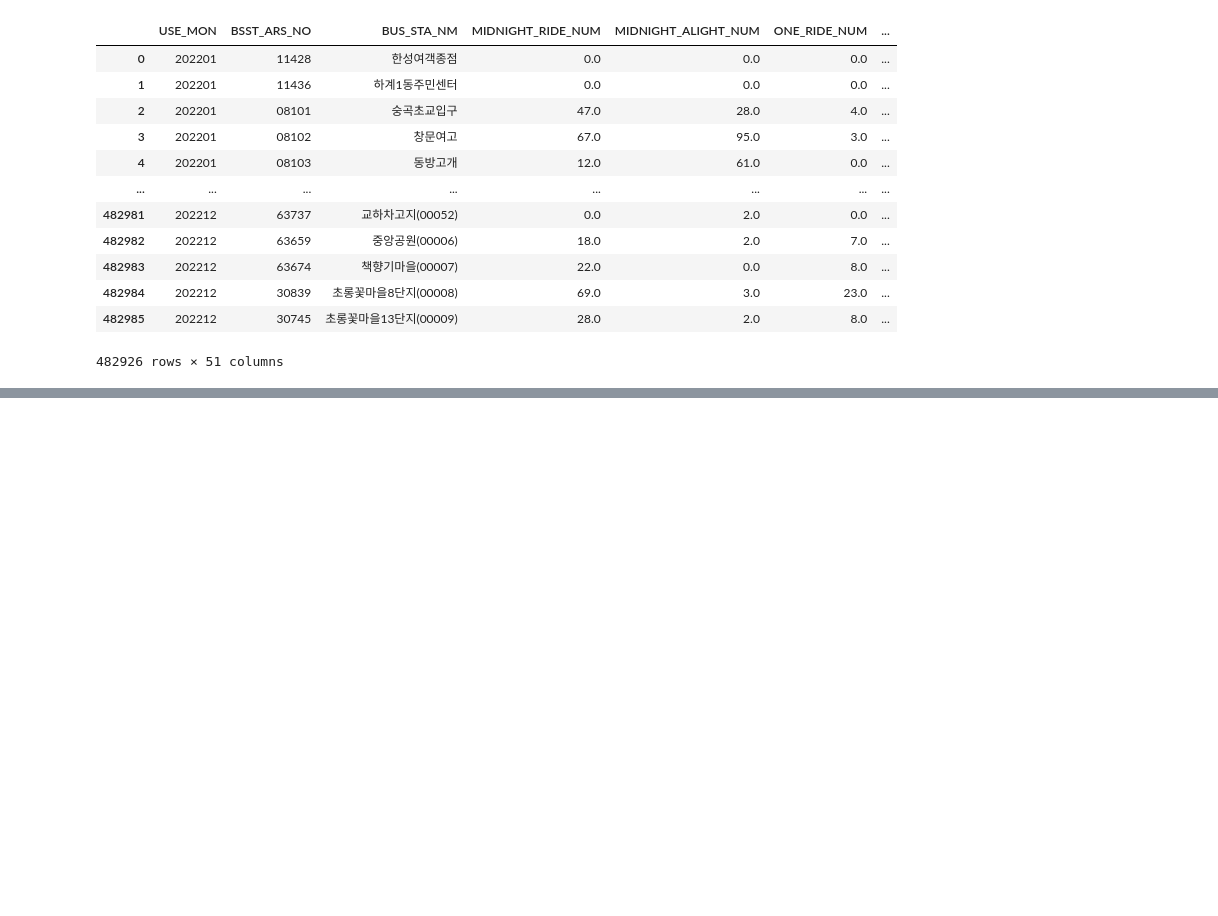
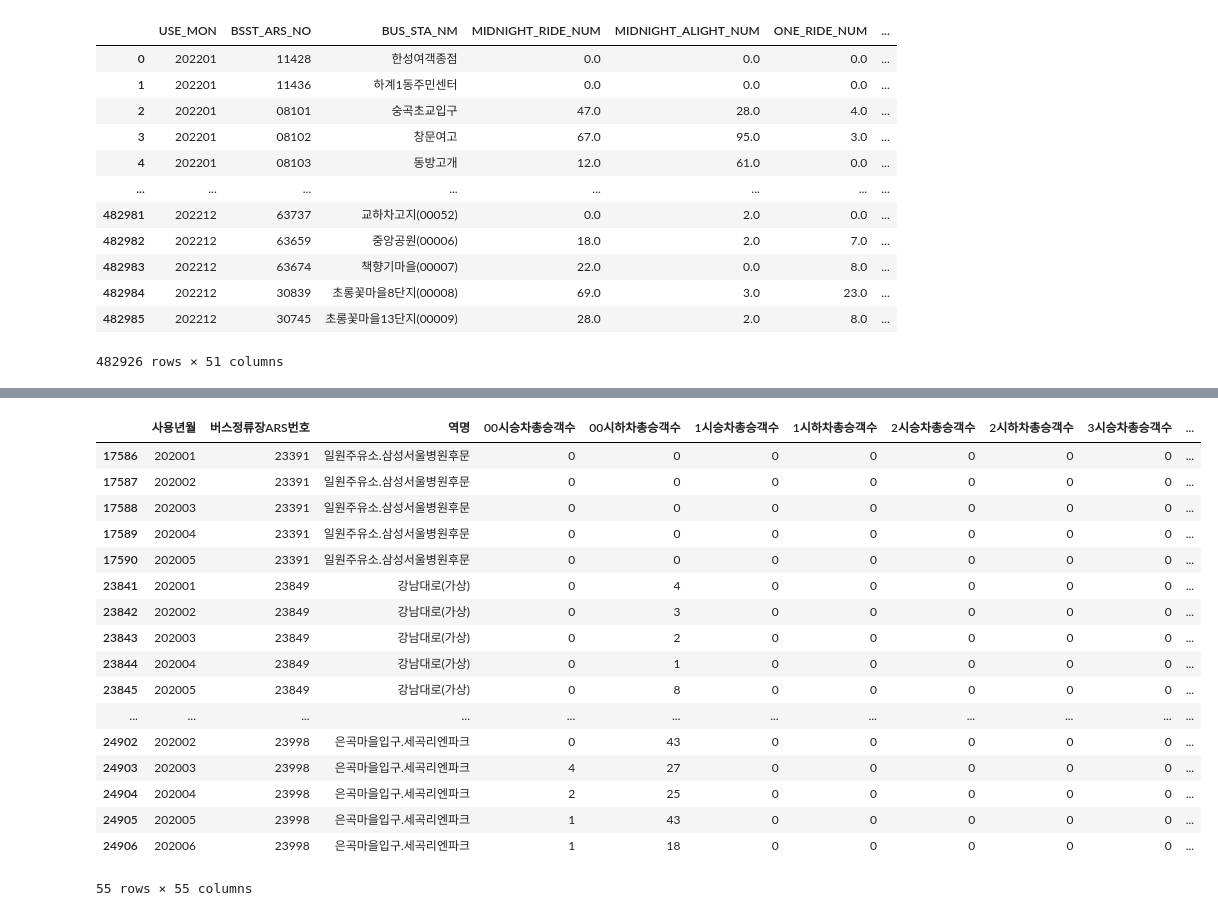
Before and after one commit to GyudongHan/Project_1, a Jupyter notebook: make_2020-2022.ipynb, the cells around one changed output, grey strips where cells are left out. Cells and saved outputs as stored; diff of their text form; code cells hidden in the pictures; blank space fills up the shorter version.

```diff
--- a/make_2020-2022.ipynb
+++ b/make_2020-2022.ipynb
@@ -329,0 +363,5 @@ ValueError: Cannot mask with non-boolean array containing NA / NaN values
+# %%
+# 좌표 데이터와 merge하기
+GNBD_20['버스정류장ARS번호'] = GNBD_20['버스정류장ARS번호'].astype(int)
+temp2 = pd.merge(GNBD_20, df_wgs1, left_on='버스정류장ARS번호', right_on='ARS-ID', how='left')
+temp2
@@ -329,0 +382,21 @@ ValueError: Cannot mask with non-boolean array containing NA / NaN values
+# %%
+temp2[(temp2['X좌표'] == 0) | temp2['X좌표'].isnull()]
+# %% [output]
+|  | 사용년월 | 버스정류장ARS번호 | 역명 | 00시승차총승객수 | 00시하차총승객수 | 1시승차총승객수 | 1시하차총승객수 | 2시승차총승객수 | 2시하차총승객수 | 3시승차총승객수 | ... |
+| 17586 | 202001 | 23391 | 일원주유소.삼성서울병원후문 | 0 | 0 | 0 | 0 | 0 | 0 | 0 | ... |
+| 17587 | 202002 | 23391 | 일원주유소.삼성서울병원후문 | 0 | 0 | 0 | 0 | 0 | 0 | 0 | ... |
+| 17588 | 202003 | 23391 | 일원주유소.삼성서울병원후문 | 0 | 0 | 0 | 0 | 0 | 0 | 0 | ... |
+| 17589 | 202004 | 23391 | 일원주유소.삼성서울병원후문 | 0 | 0 | 0 | 0 | 0 | 0 | 0 | ... |
+| 17590 | 202005 | 23391 | 일원주유소.삼성서울병원후문 | 0 | 0 | 0 | 0 | 0 | 0 | 0 | ... |
+| 23841 | 202001 | 23849 | 강남대로(가상) | 0 | 4 | 0 | 0 | 0 | 0 | 0 | ... |
+| 23842 | 202002 | 23849 | 강남대로(가상) | 0 | 3 | 0 | 0 | 0 | 0 | 0 | ... |
+| 23843 | 202003 | 23849 | 강남대로(가상) | 0 | 2 | 0 | 0 | 0 | 0 | 0 | ... |
+| 23844 | 202004 | 23849 | 강남대로(가상) | 0 | 1 | 0 | 0 | 0 | 0 | 0 | ... |
+| 23845 | 202005 | 23849 | 강남대로(가상) | 0 | 8 | 0 | 0 | 0 | 0 | 0 | ... |
+| ... | ... | ... | ... | ... | ... | ... | ... | ... | ... | ... | ... |
+| 24902 | 202002 | 23998 | 은곡마을입구.세곡리엔파크 | 0 | 43 | 0 | 0 | 0 | 0 | 0 | ... |
+| 24903 | 202003 | 23998 | 은곡마을입구.세곡리엔파크 | 4 | 27 | 0 | 0 | 0 | 0 | 0 | ... |
+| 24904 | 202004 | 23998 | 은곡마을입구.세곡리엔파크 | 2 | 25 | 0 | 0 | 0 | 0 | 0 | ... |
+| 24905 | 202005 | 23998 | 은곡마을입구.세곡리엔파크 | 1 | 43 | 0 | 0 | 0 | 0 | 0 | ... |
+| 24906 | 202006 | 23998 | 은곡마을입구.세곡리엔파크 | 1 | 18 | 0 | 0 | 0 | 0 | 0 | ... |
+55 rows × 55 columns
```
Also changed, not shown: parts of 22 cells of this notebook, 7 other files.
